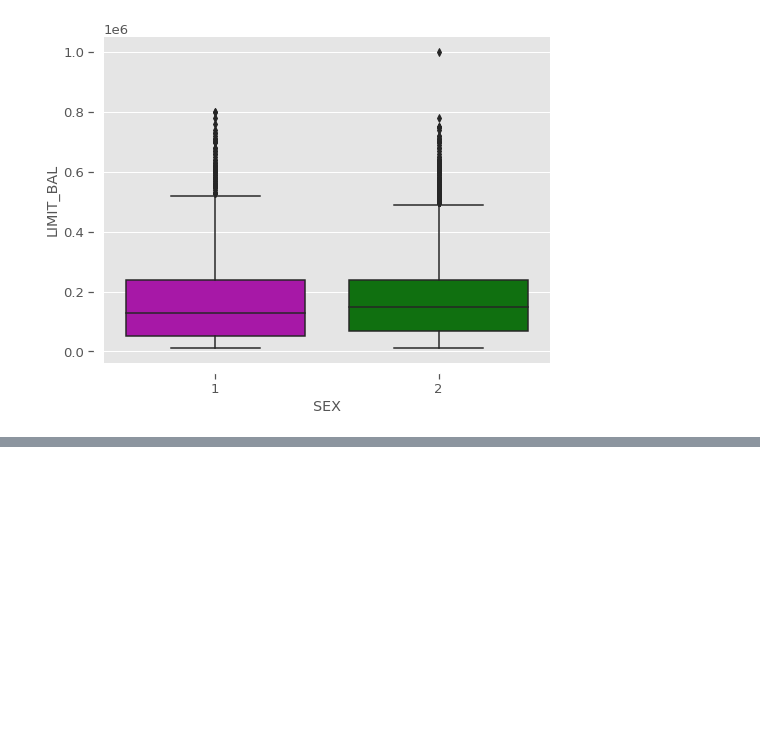
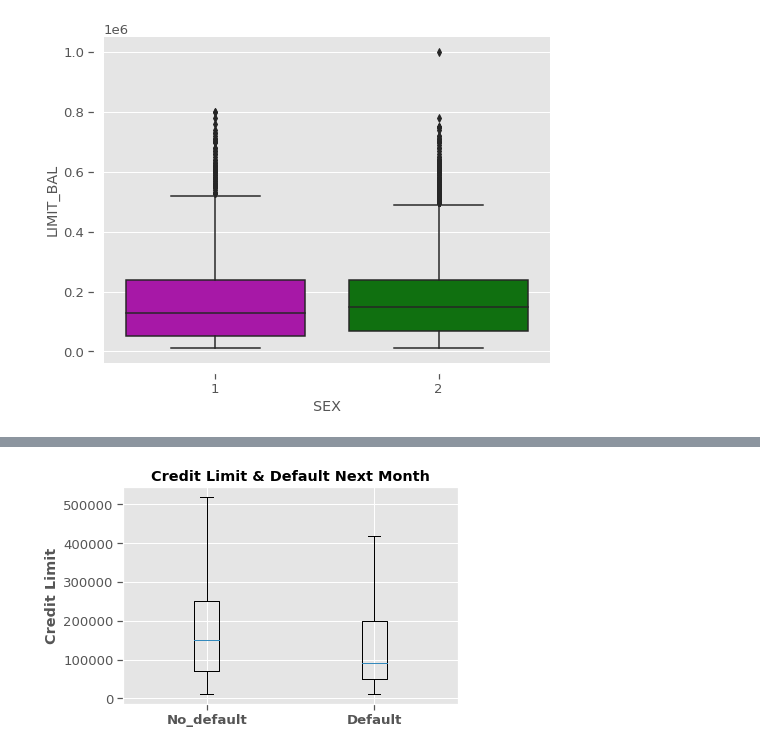
Before and after one commit to sammed97/Credit-Card-Default-Prediction, a Jupyter notebook: Credit_Card_Default_Prediction_Classification_project.ipynb, the cells around one changed output, grey strips where cells are left out. Cells and saved outputs as stored; diff of their text form; code cells hidden in the pictures; blank space fills up the shorter version.

```diff
--- a/Credit_Card_Default_Prediction_Classification_project.ipynb
+++ b/Credit_Card_Default_Prediction_Classification_project.ipynb
@@ -492,0 +540,14 @@ box_plot('SEX')
+# %%
+def_n = df.loc[df['Default_Payment'] == 0,'LIMIT_BAL']
+def_y= df.loc[df['Default_Payment'] == 1,'LIMIT_BAL']
+
+fig, ax = plt.subplots()
+ax.boxplot([def_n, def_y],  showfliers=False)
+
+ax.set_xticklabels(['No_default',"Default"],fontweight ='bold')
+ax.set_ylabel('Credit Limit',fontweight ='bold')
+ax.set_title('Credit Limit & Default Next Month',fontweight ='bold')
+
+plt.show()
+# %% [output]
+[figure, added]
```
Also changed, not shown: parts of 30 cells of this notebook.
